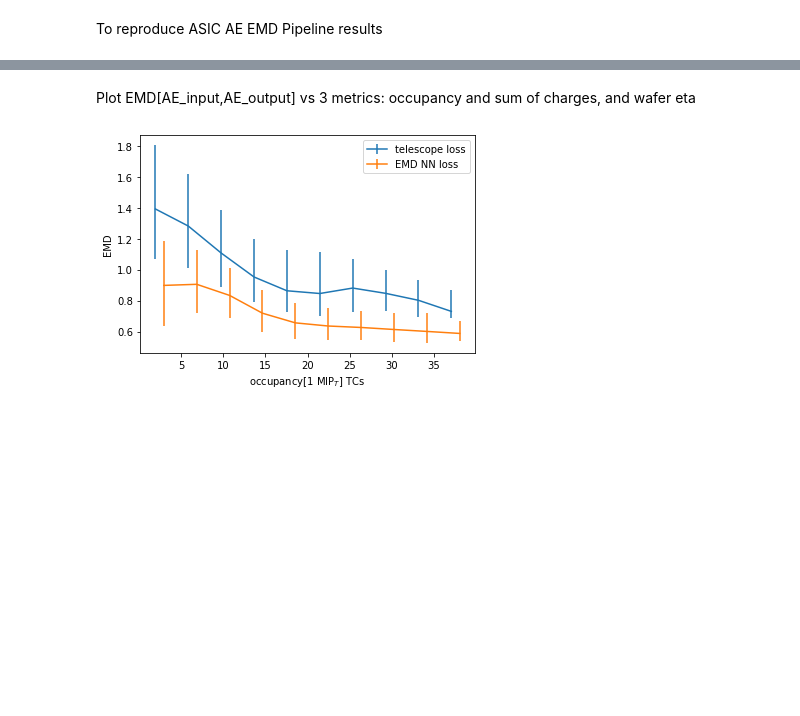
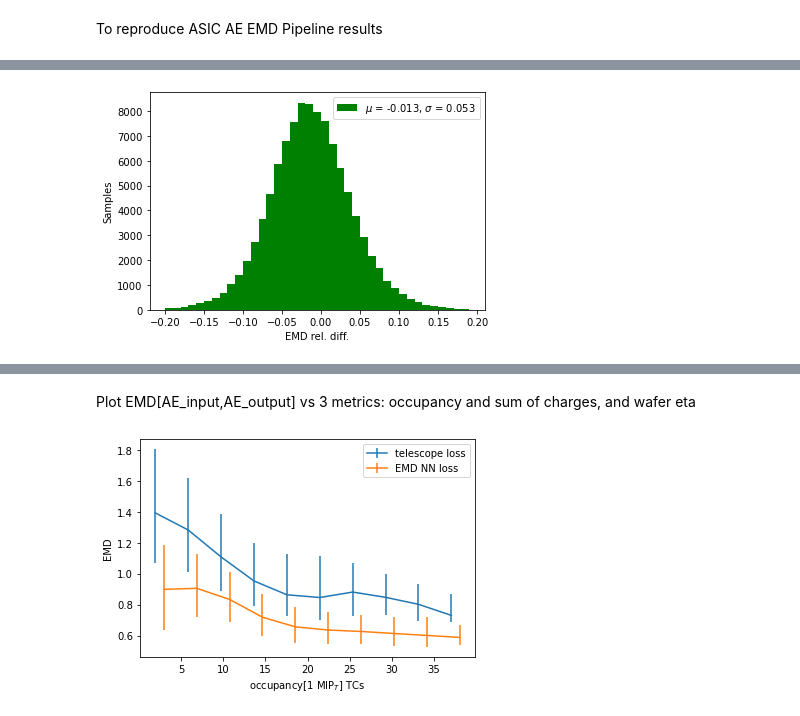
Before and after one commit to rohanshenoy/Ecoder, a Jupyter notebook: paper_plots.ipynb, the cells around one changed output, grey strips where cells are left out. Saved outputs shown, nothing was run; the diff lists cells and outputs as text; code cells hidden in the pictures; blank space fills up the shorter version.

```diff
--- a/paper_plots.ipynb
+++ b/paper_plots.ipynb
@@ -27,0 +146,13 @@ def load_eta(inputFile):
+# %%
+#Plot Relative Difference
+plt.close()
+rel_diff = (pred_emd[pred_emd>0].flatten()-truth_emd[truth_emd>0].flatten())/truth_emd[truth_emd>0].flatten()
+fig=plt.figure()
+fig=plt.hist(rel_diff, bins=np.arange(-0.2, 0.2, 0.01), color='green', label = r'$\mu$ = {:.3f}, $\sigma$ = {:.3f}'.format(np.mean(rel_diff), np.std(rel_diff)))
+fig=plt.xlabel('EMD rel. diff.')
+fig=plt.ylabel('Samples')
+fig=plt.legend()
+plt.savefig(os.path.join(img_directory,'testing_RelD.pdf'),dpi=resolution)
+plt.show()
+# %% [output]
+[figure, added]
```
Also changed, not shown: parts of 17 cells of this notebook.
